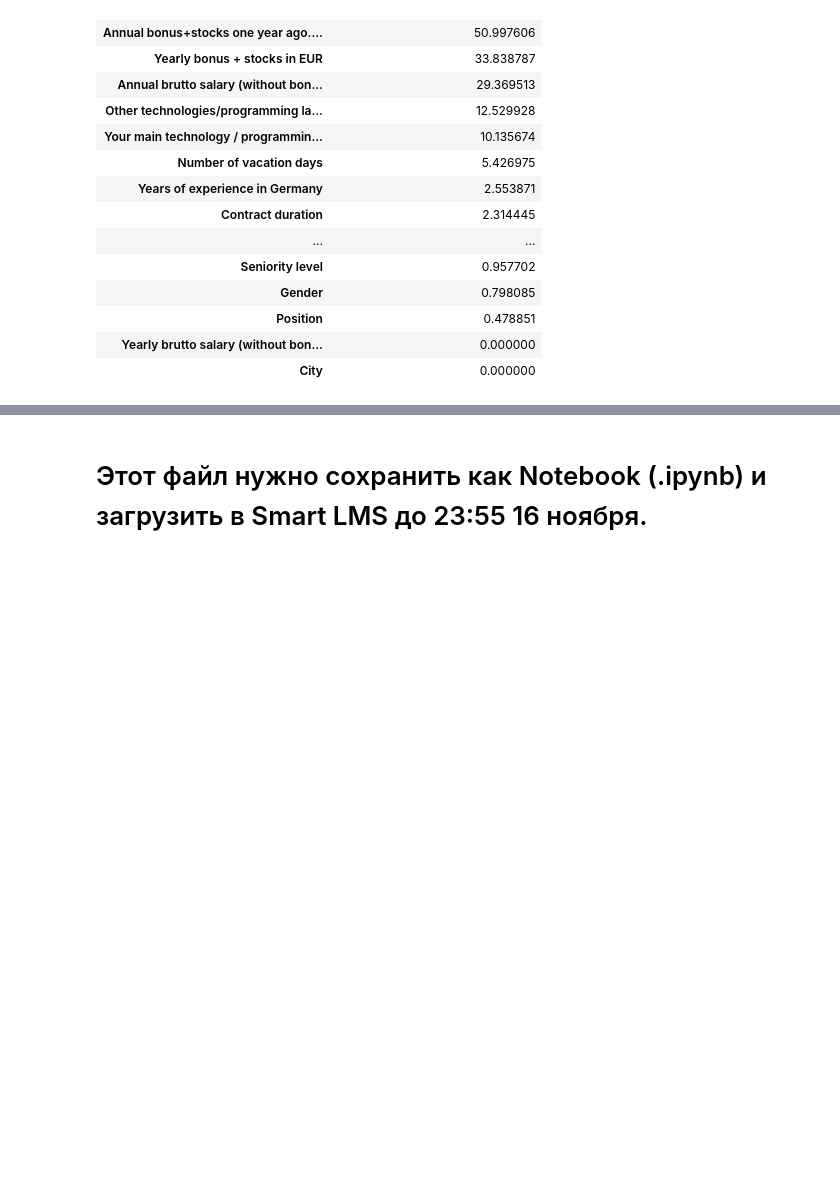
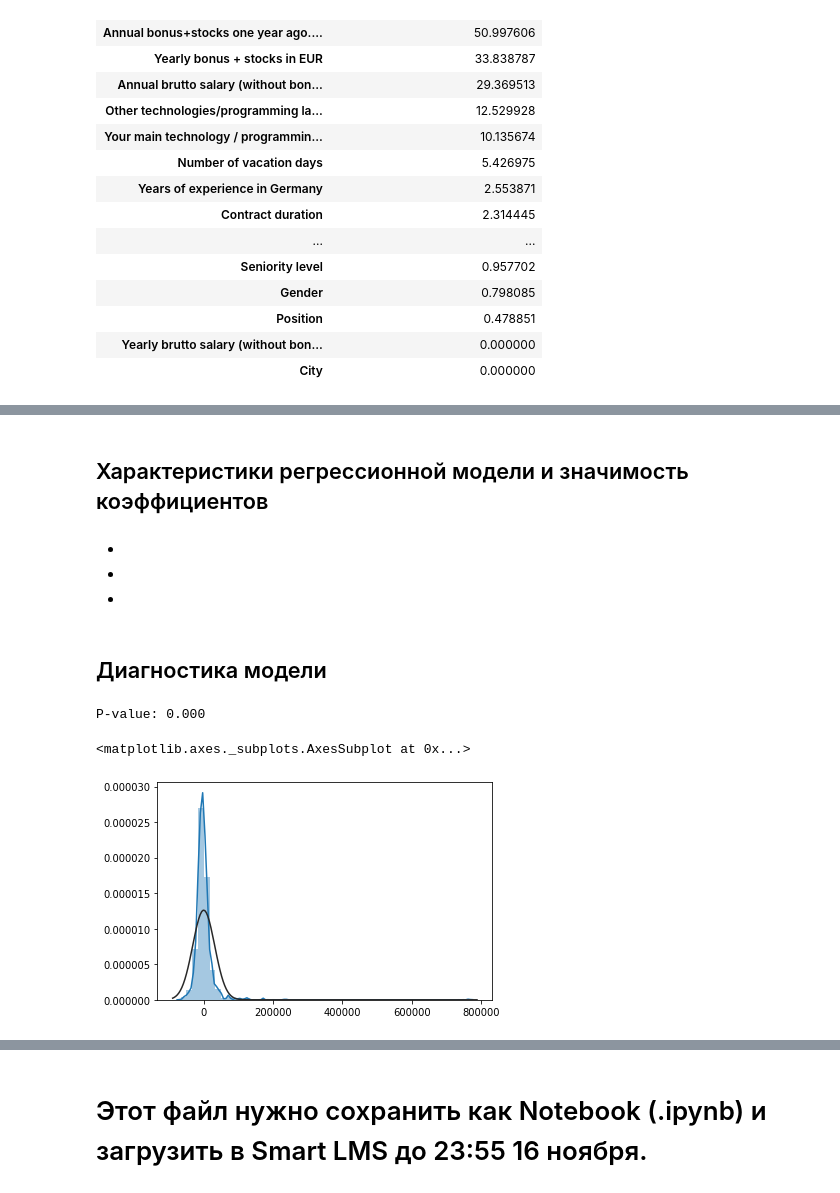
Before and after one commit to sgwps/data_analysis, a Jupyter notebook: homeworks/НИС_линейная_регрессия_домашнее_задание4.ipynb, the cells around one changed output, grey strips where cells are left out. Drawn from its saved outputs; the diff is of its cells as text; code cells hidden in the pictures; blank space fills up the shorter version.

```diff
--- a/homeworks/НИС_линейная_регрессия_домашнее_задание4.ipynb
+++ b/homeworks/НИС_линейная_регрессия_домашнее_задание4.ipynb
@@ -109,0 +200,5 @@ missing
+# %%
+independent_vars = [
+    'Company_size_1000+', 'Company_size_101-1000', 'Company_size_11-50', 'Company_size_51-100',\
+    'Age', 'Total_years_of_experience', 'Years_of_experience_in_Germany', 'is_main_lang_english'
+]
@@ -220,3 +247,0 @@ df = df.rename(columns={'Seniority level': 'Seniority_level',\
-# %%
-PavedDrive_dummies=pd.get_dummies(df.Company_size, prefix='Company_size', prefix_sep='_')
-df = pd.concat([df, PavedDrive_dummies], axis=1)
@@ -254,31 +247,0 @@ df.head(25)
-# %%
-
-
-independent_vars = ['Age', 'Total_years_of_experience', \
-                    'Company_size_1000+',\
-                    'Company_size_101-1000', 'Company_size_11-50', 'Company_size_51-100',\
-                    'Company_size_up to 10']
-all_vars = ['Age', 'Total_years_of_experience', 'Company_size_1000+',\
-                    'Company_size_101-1000', 'Company_size_11-50', 'Company_size_51-100',\
-                    'Company_size_up to 10', 'Number of vacation days', 'brutto_salary']
-
-
-df['Total_years_of_experience'] = df['Total_years_of_experience'].replace('less than year',0)
-df['Total_years_of_experience'] = df['Total_years_of_experience'].replace('1,5',1.5)
-df['Total_years_of_experience'] = df['Total_years_of_experience'].replace('2,5',2.5)
-df['Total_years_of_experience'] = df['Total_years_of_experience'].replace('1 (as QA Engineer) / 11 in total', None)
-df['Total_years_of_experience'] = df['Total_years_of_experience'].replace('15, thereof 8 as CTO', None)
-df['Total_years_of_experience'] = df['Total_years_of_experience'].replace('16 (not as a data scientist, but as a lab scientist)', None)
-df['Total_years_of_experience'] = df['Total_years_of_experience'].replace('6 (not as a data scientist, but as a lab scientist)', None)
-
-df_model2 = df.dropna(subset=independent_vars)
-
-
-
-for t in df.dtypes.unique():
-     print('Type: {}\n{}\n'.format(t, df.dtypes[df.dtypes==t].index.values))
-
-
-array = df['Total_years_of_experience'].values
-for i in array:
-     df['Total_years_of_experience'] = df['Total_years_of_experience'].replace(i,float(i))
@@ -338,0 +264,4 @@ Warnings:
+# %%
+y = df['brutto_salary']
+x_mult = df[independent_vars]
+x_mult_constant = sm.add_constant(x_mult)
@@ -338,0 +325,18 @@ Warnings:
+# %% [markdown]
+## Характеристики регрессионной модели и значимость коэффициентов
+# %% [markdown]
+-
+-
+-
+# %% [markdown]
+## Диагностика модели
+# %%
+p = stats.kstest(model2.resid, 'norm', args=(model2.resid.mean(), model2.resid.std())).pvalue
+print('P-value: {:.3f}'.format(p))
+# %% [output]
+P-value: 0.000
+# %%
+sns.distplot(model2.resid, fit=stats.norm)
+# %% [output]
+<matplotlib.axes._subplots.AxesSubplot at 0x...>
+[figure, added]
```
Also changed, not shown: parts of 60 cells of this notebook.
